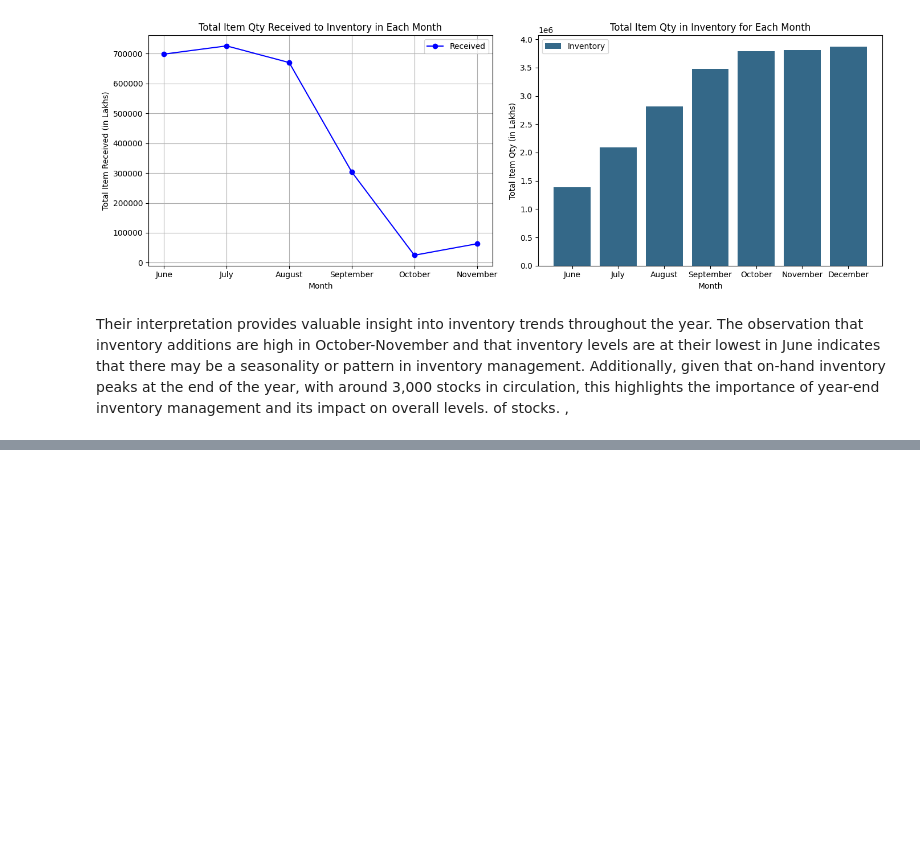
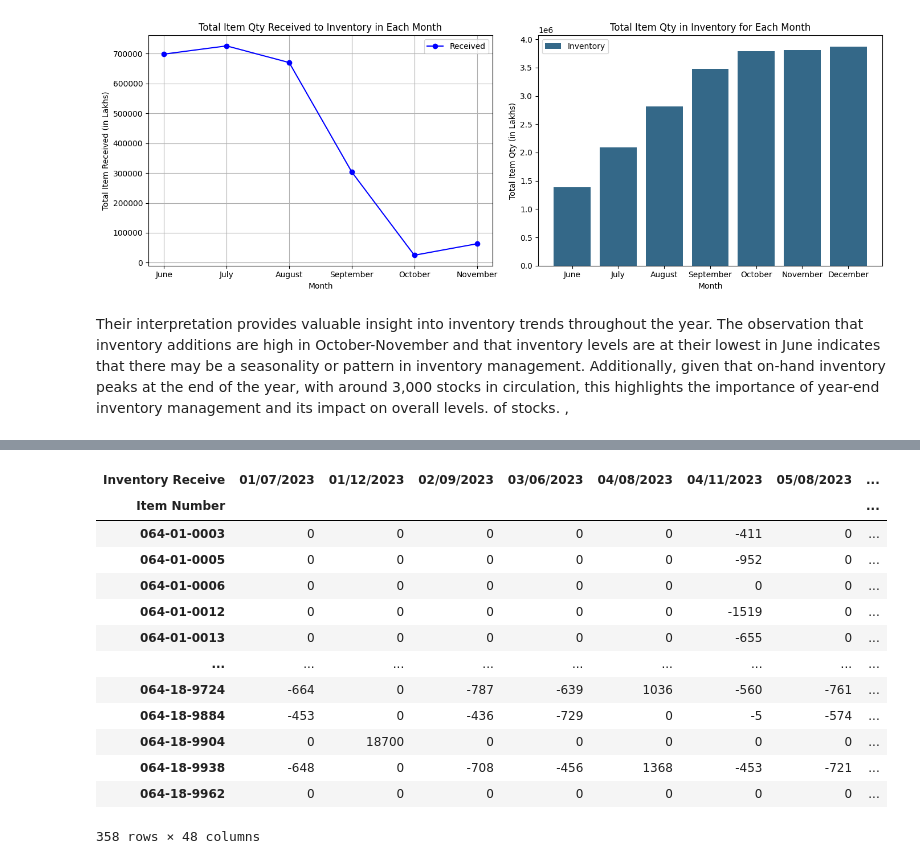
Before and after one commit to Prabhiraj-P/Data-Analytics-Assignment, a Jupyter notebook: code.ipynb, the cells around one changed output, grey strips where cells are left out. Drawn from its saved outputs; the diff is of its cells as text; code cells hidden in the pictures; blank space fills up the shorter version.

Commit message:
added sales analysis

```diff
--- a/code.ipynb
+++ b/code.ipynb
@@ -143,0 +174,7 @@ Their interpretation provides valuable insight into inventory trends throughout
+# %%
+concat_df=pd.concat([modified_sold_df, df_new_arrivals], axis=0)
+# %%
+concat_df['Inventory Receive'] = pd.to_datetime(concat_df['Inventory Receive'])
+concat_df['Inventory Receive'] = concat_df['Inventory Receive'].dt.strftime('%d/%m/%Y')
+# %%
+concat_df = concat_df.sort_values(by='Inventory Receive', ascending=True)
@@ -143,0 +197,23 @@ Their interpretation provides valuable insight into inventory trends throughout
+# %%
+sales_pivot = concat_df.pivot_table(values='Total Item Qty',
+                             index='Item Number',
+                             columns='Inventory Receive',
+                             aggfunc='sum',
+                             fill_value=0)
+# %%
+sales_pivot
+# %% [output]
+| Inventory Receive | 01/07/2023 | 01/12/2023 | 02/09/2023 | 03/06/2023 | 04/08/2023 | 04/11/2023 | 05/08/2023 | ... |
+| Item Number |  |  |  |  |  |  |  | ... |
+| 064-01-0003 | 0 | 0 | 0 | 0 | 0 | -411 | 0 | ... |
+| 064-01-0005 | 0 | 0 | 0 | 0 | 0 | -952 | 0 | ... |
+| 064-01-0006 | 0 | 0 | 0 | 0 | 0 | 0 | 0 | ... |
+| 064-01-0012 | 0 | 0 | 0 | 0 | 0 | -1519 | 0 | ... |
+| 064-01-0013 | 0 | 0 | 0 | 0 | 0 | -655 | 0 | ... |
+| ... | ... | ... | ... | ... | ... | ... | ... | ... |
+| 064-18-9724 | -664 | 0 | -787 | -639 | 1036 | -560 | -761 | ... |
+| 064-18-9884 | -453 | 0 | -436 | -729 | 0 | -5 | -574 | ... |
+| 064-18-9904 | 0 | 18700 | 0 | 0 | 0 | 0 | 0 | ... |
+| 064-18-9938 | -648 | 0 | -708 | -456 | 1368 | -453 | -721 | ... |
+| 064-18-9962 | 0 | 0 | 0 | 0 | 0 | 0 | 0 | ... |
+358 rows × 48 columns
```
Also changed, not shown: parts of 11 cells of this notebook, 2 other files.
